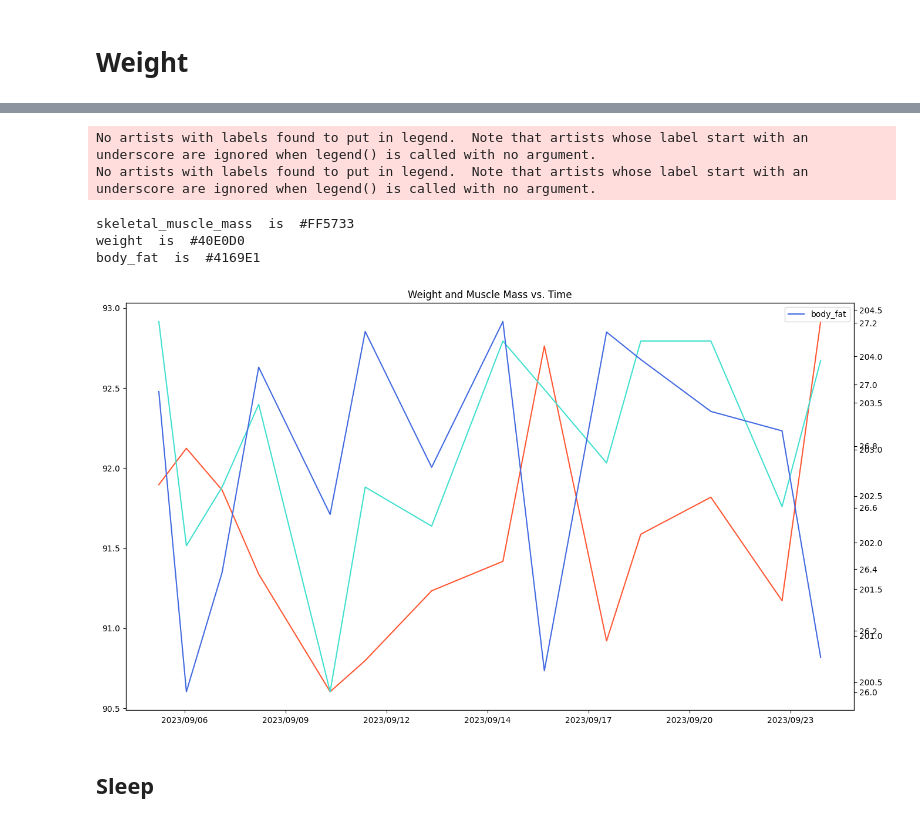
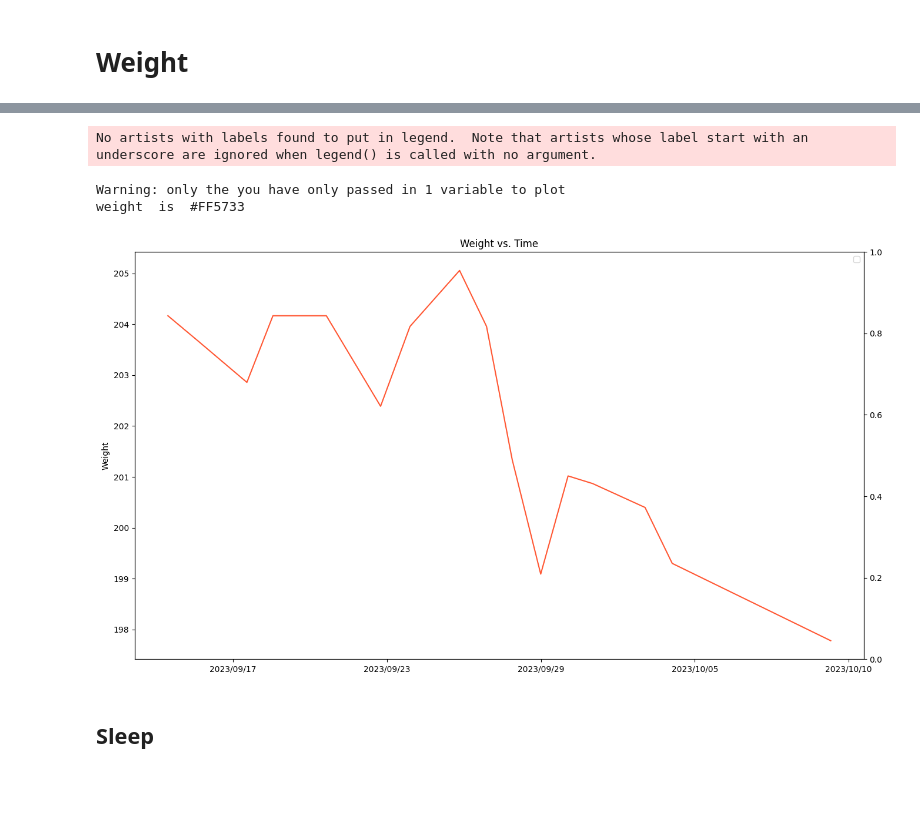
Before and after one commit to MattHandzel/HealthDataAnalysis, a Jupyter notebook: main.ipynb, the cells around one changed output, grey strips where cells are left out. Drawn from its saved outputs; the diff is of its cells as text; code cells hidden in the pictures; blank space fills up the shorter version.

Commit message:
Added exercises from working out log and also added some more graphs

```diff
--- a/main.ipynb
+++ b/main.ipynb
@@ -30,10 +30,13 @@ galaxy_watch_folder_dir = "./data/galaxywatch/"+os.listdir("./data/galaxywatch/"
 exercise_logs_folder_dir = "./data/exerciselogs/"
 computer_usage_folder_dir = "./data/computerusage/"
 
+# No data filter
+# data_start_time = 0
+data_end_time = 9999999999999999
+
 # First day of college
-# data_start_time = convert_datetime_to_time_since_last_epoch("2023-8-16 00:00:00.0")
 
 # 3 weeks out
-data_start_time = round(convert_datetime_to_time_since_last_epoch("2023-8-15 00:00:00.0"))
-data_end_time = round(convert_datetime_to_time_since_last_epoch("2023-9-24 00:00:00.0"))
-data_end_time, data_start_time
+data_start_time = round(convert_datetime_to_time_since_last_epoch("2023-9-15 00:00:00.0"))
+data_end_time = round(convert_datetime_to_time_since_last_epoch("2023-10-11 00:00:00.0"))
+# data_end_time, data_start_time
@@ -377,10 +413,8 @@ weight.head(15)
 # %%
 
-plot_variables(weight, "start_time", ["skeletal_muscle_mass", "weight", "body_fat"], True, title="Weight and Muscle Mass vs. Time")
+plot_variables(weight, "start_time", ["weight"], True, title="Weight vs. Time", convert_to_date=True)
 # %% [output]
 No artists with labels found to put in legend.  Note that artists whose label start with an underscore are ignored when legend() is called with no argument.
-No artists with labels found to put in legend.  Note that artists whose label start with an underscore are ignored when legend() is called with no argument.
-skeletal_muscle_mass  is  #FF5733
-weight  is  #40E0D0
-body_fat  is  #4169E1
+Warning: only the you have only passed in 1 variable to plot
+weight  is  #FF5733
-[figure, old version]
+[figure, new version]
```
Also changed, not shown: parts of 26 cells of this notebook, 7 other files.
